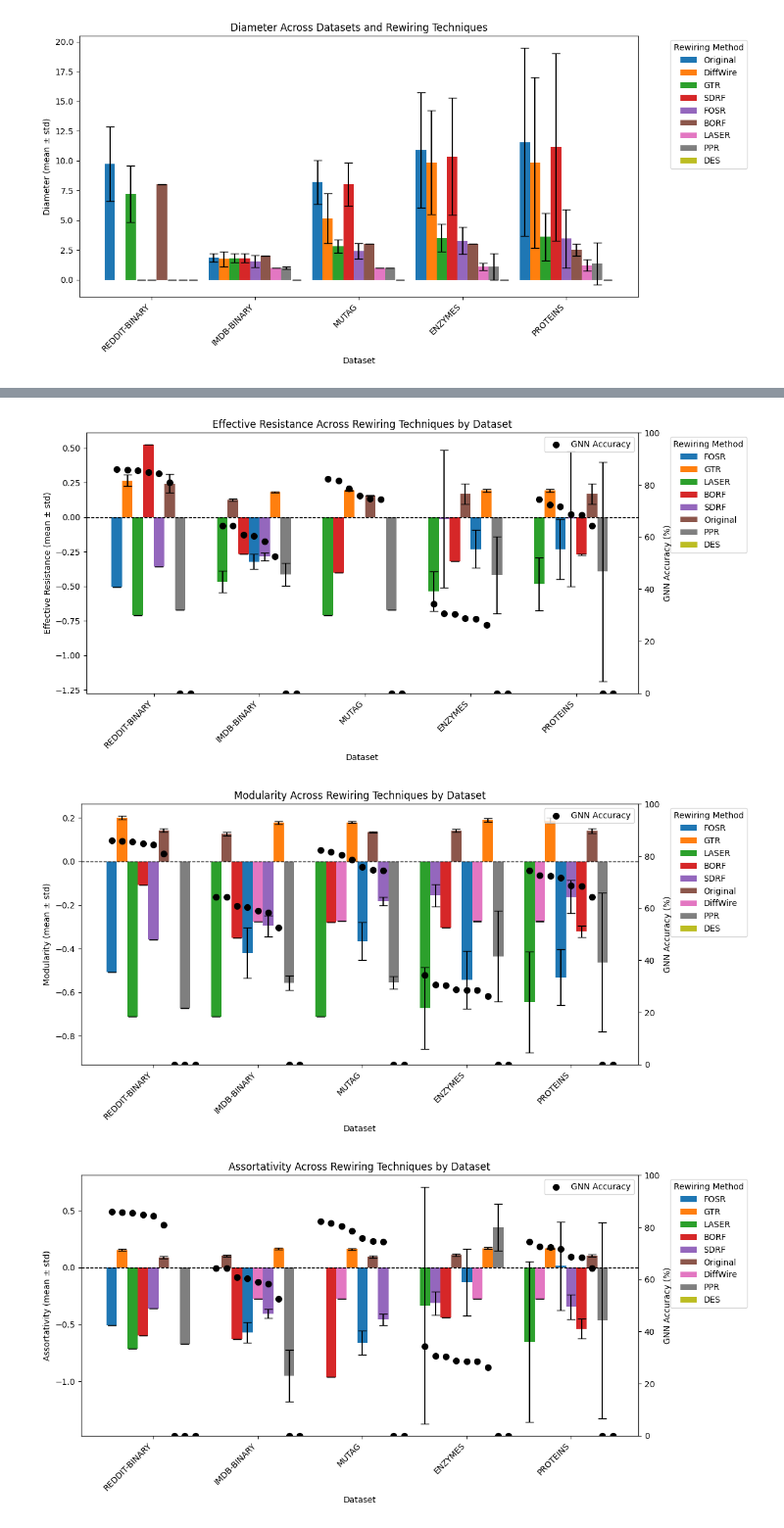
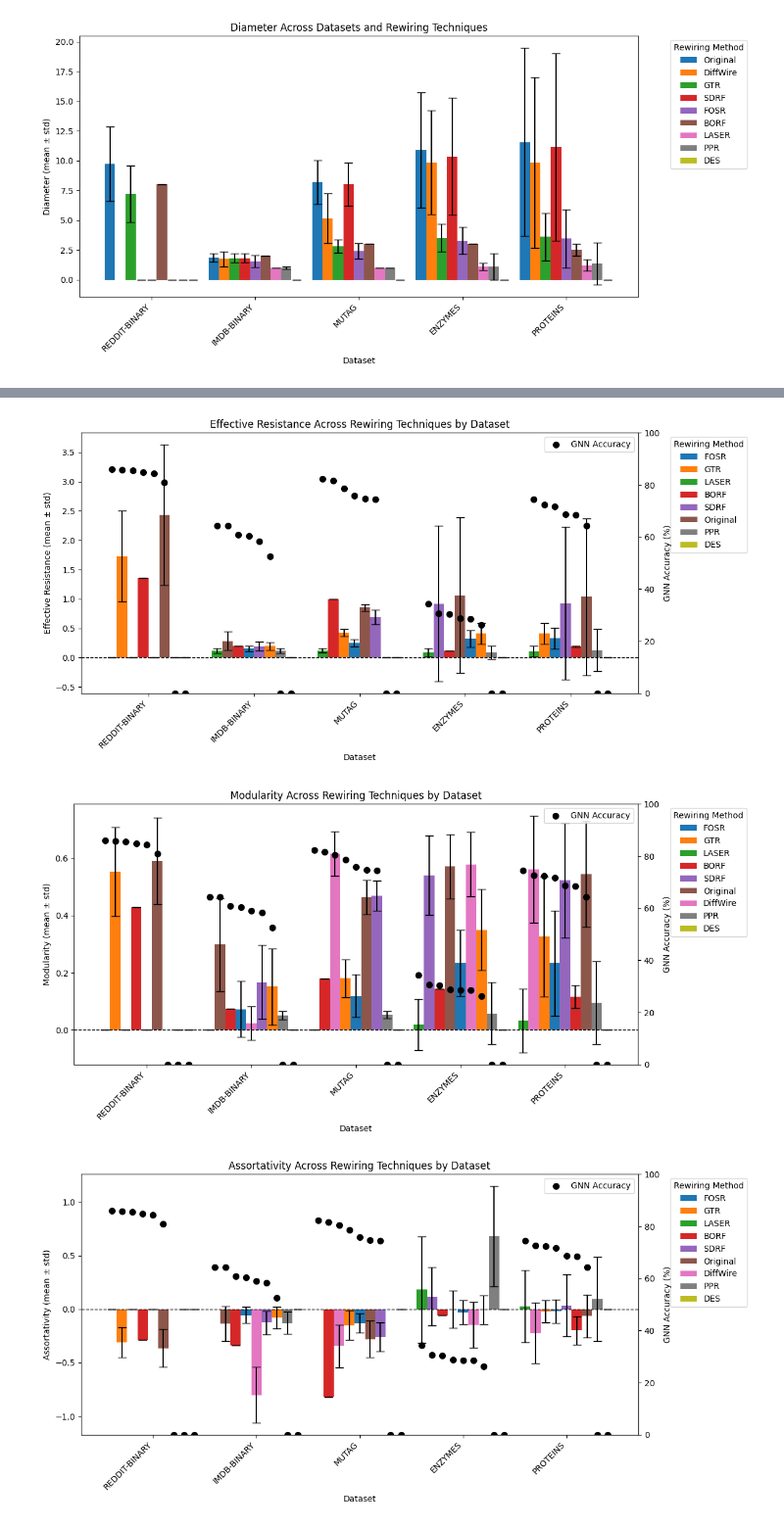
Before and after one commit to amgb20/Structural-Invariance-Matters-Rethinking-Graph-Rewiring-through-Graph-Metrics, a Jupyter notebook: analysis/metric_analysis.ipynb, the cells around one changed output, grey strips where cells are left out. Shown at 98% size. Cells and saved outputs as stored; diff of their text form; code cells hidden in the pictures.

```diff
--- a/analysis/metric_analysis.ipynb
+++ b/analysis/metric_analysis.ipynb
@@ -152,38 +303,29 @@ def normalize_data(df, method="zscore"):
 # %%
-#NEW CELL SO I DONT BREAK ANYTHING
 worksheet_data_specific = spreadsheet.worksheet_by_title("Dataset_Specific")
 
 df = worksheet_data_specific.get_as_df()
 
 
-# Rename columns for clarity
 df.columns = ["Dataset", "Metric"] + df.iloc[0, 2:].tolist()
 df = df[1:].reset_index(drop=True)
 
-# **Forward fill dataset names BEFORE filtering**
 df["Dataset"] = df["Dataset"].replace("", np.nan)  # Convert empty strings to NaN
 df["Dataset"] = df["Dataset"].fillna(method="ffill")
 
 
-# Remove extra spaces and newlines
 df = df.applymap(lambda x: x.strip() if isinstance(x, str) else x)
 
 for col in df.columns[2:]:
-    # Split on '±' to get two parts: mean and std.
-    # expand=True returns a DataFrame with two columns
     mean_std = df[col].str.split('±', expand=True)
 
-    # Rename those columns appropriately
     df[col + "_mean"] = mean_std[0]  # left side of ±
     df[col + "_std"] = mean_std[1]   # right side of ±
 
-    # Convert them to numeric (float). You can handle errors with 'coerce' if needed.
     df[col + "_mean"] = pd.to_numeric(df[col + "_mean"], errors='coerce')
     df[col + "_std"]  = pd.to_numeric(df[col + "_std"], errors='coerce')
 
 metrics = df["Metric"].unique()
 
-# Define fixed colors for rewiring methods
 rewiring_colors = {
     "FOSR": "tab:blue",
     "GTR": "tab:orange",
@@ -204,7 +346,6 @@ performance_order = {
     "PROTEINS": ["LASER", "DiffWire", "GTR", "FOSR", "SDRF", "BORF", "Original", "PPR", "DES"]
 }
 
-# Example GNN accuracy (you need real values here)
 gnn_accuracy = {
     "REDDIT-BINARY": {"FOSR": 85.93, "GTR": 85.70, "LASER": 85.458, "BORF": 84.92, "SDRF": 84.42, "Original": 81.00, "DiffWire": 0, "PPR": 0, "DES": 0},
     "IMDB-BINARY": {"FOSR": 60.40, "GTR": 52.56, "LASER": 64.33, "BORF": 60.82, "SDRF": 58.29, "Original": 64.28, "DiffWire": 59.00, "PPR": 0, "DES": 0},
@@ -214,7 +355,11 @@ gnn_accuracy = {
 }
 
 # Normalize the data
-df = normalize_data(df, method="zscore")
+df = normalize_data(df, method="")
+
+# Directory to save figures
+output_dir = "figures"
+os.makedirs(output_dir, exist_ok=True)
 
 for metric in df["Metric"].unique():
     metric_df = df[df["Metric"] == metric].copy()
@@ -232,7 +377,7 @@ for metric in df["Metric"].unique():
     metric_df = metric_df[~metric_df["Dataset"].str.contains("COLLAB")]
 
     fig, ax1 = plt.subplots(figsize=(12, 6))
-    ax2 = ax1.twinx()  # Create secondary y-axis for accuracy
+    ax2 = ax1.twinx()
 
     datasets = metric_df["Dataset"].unique()
     x = np.arange(len(datasets))
@@ -262,7 +407,6 @@ for metric in df["Metric"].unique():
                 acc_value = gnn_accuracy[ds][rew]
                 ax2.scatter(x_pos, acc_value, color="black", marker="o", s=50, label="GNN Accuracy" if i == 0 and j == 0 else "")
 
-    # Formatting
     ax1.axhline(y=0, linestyle='dashed', color='black', linewidth=1)
     ax1.set_xticks(x)
     ax1.set_xticklabels(datasets, rotation=45, ha="right")
@@ -270,12 +414,17 @@ for metric in df["Metric"].unique():
     ax1.set_xlabel("Dataset")
     ax1.set_ylabel(f"{metric} (mean ± std)")
 
-    ax2.set_ylabel("GNN Accuracy (%)")  # Set secondary y-axis label
-    ax2.set_ylim(0, 100)  # Limit accuracy range
+    ax2.set_ylabel("GNN Accuracy (%)")
+    ax2.set_ylim(0, 100)
 
     ax1.legend(title="Rewiring Method", bbox_to_anchor=(1.05, 1), loc="upper left")
     ax2.legend(["GNN Accuracy"], loc="upper right")
 
     plt.tight_layout()
+
+    # Save figure
+    filename = f"{metric.replace(' ', '_').lower()}_rewiring_comparison.png"
+    plt.savefig(os.path.join(output_dir, filename), dpi=300)
+    # plt.close()
     plt.show()
 # %% [output]
@@ -283,3 +432,3 @@ for metric in df["Metric"].unique():
-[figure, old version]
+[figure, new version]
-[figure, old version]
+[figure, new version]
-[figure, old version]
+[figure, new version]
```
Also changed, not shown: parts of 6 cells of this notebook, 8 other files.
